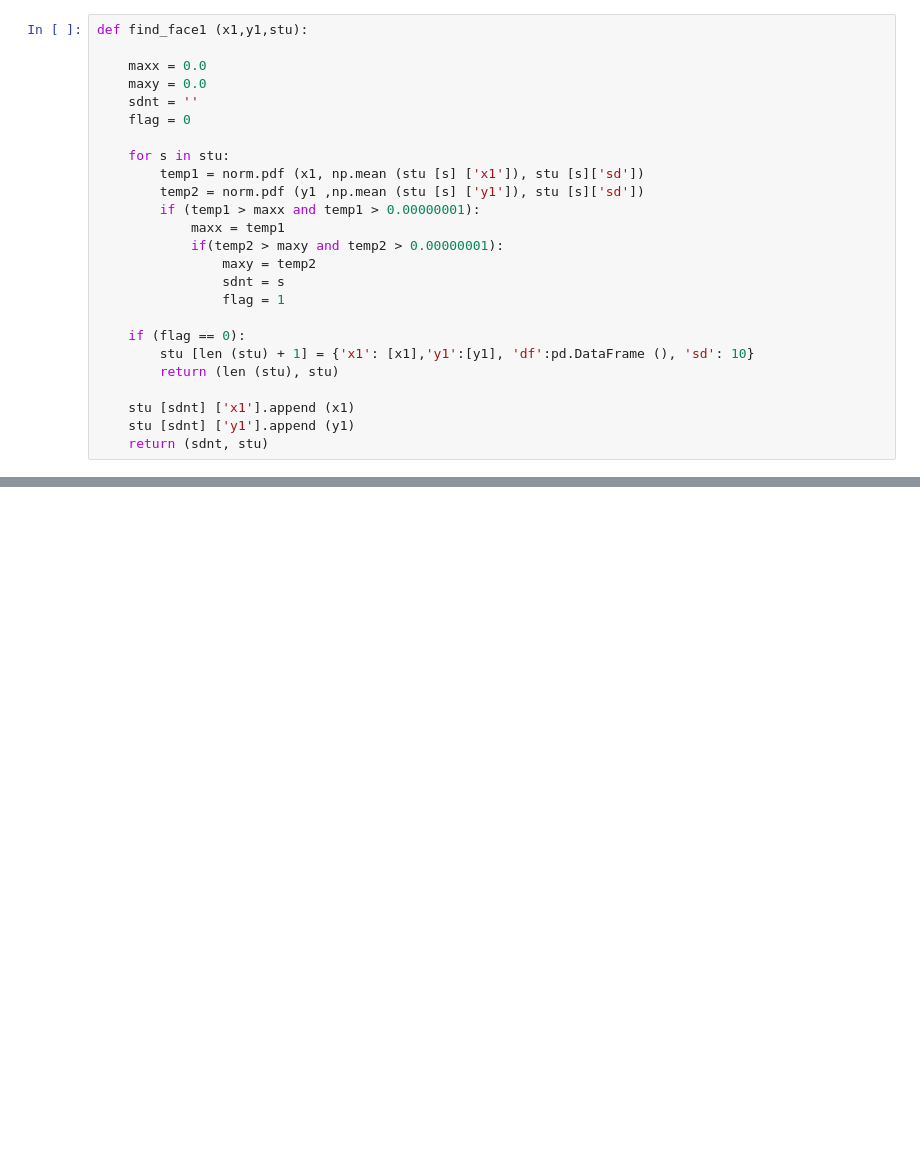
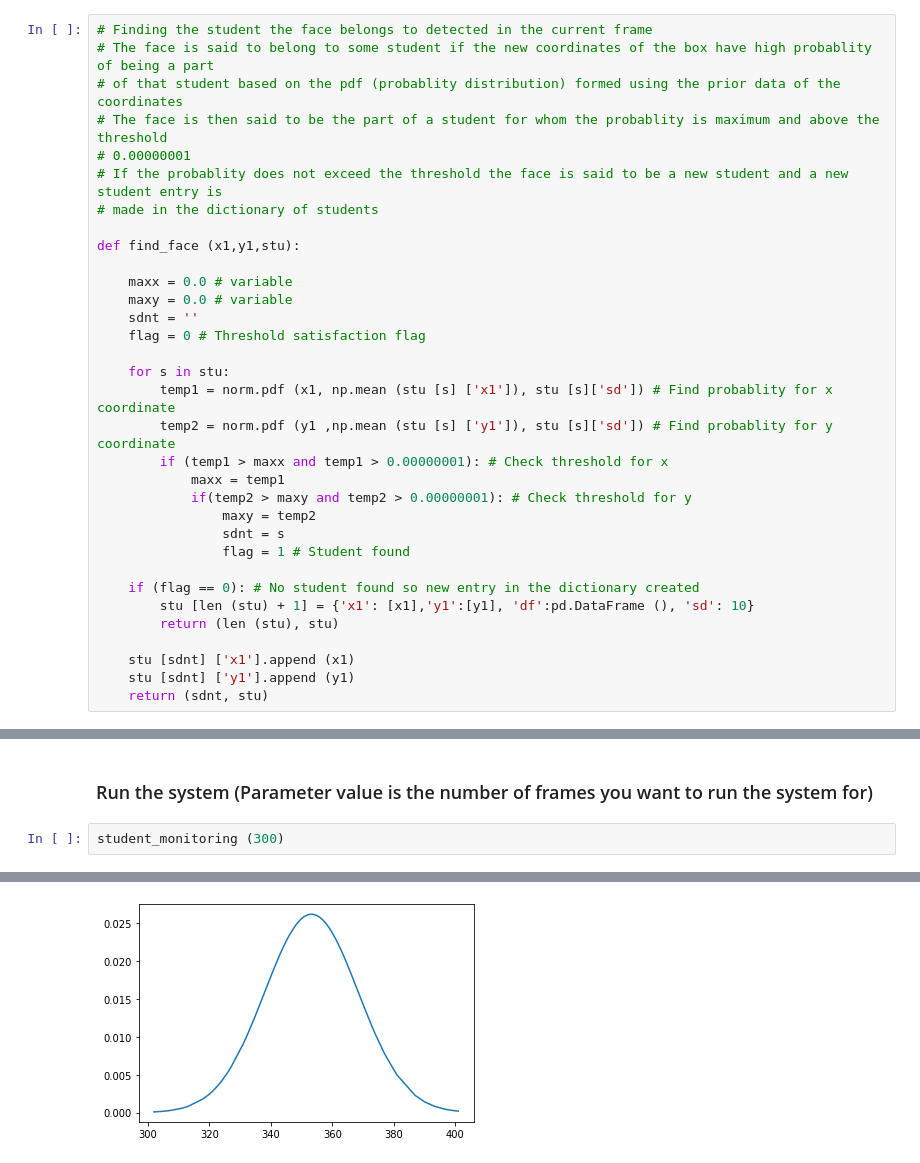
Before and after one commit to smdp2000/Smart_Monitoring_System-1, a Jupyter notebook: classroom monitor.ipynb, the cells around one changed output, grey strips where cells are left out. Cells and saved outputs as stored; diff of their text form; blank space fills up the shorter version.

```diff
--- a/classroom monitor.ipynb
+++ b/classroom monitor.ipynb
@@ -42,22 +47,30 @@ def plot_movement (studs):
 # %%
-def find_face1 (x1,y1,stu):
+# Finding the student the face belongs to detected in the current frame
+# The face is said to belong to some student if the new coordinates of the box have high probablity of being a part
+# of that student based on the pdf (probablity distribution) formed using the prior data of the coordinates
+# The face is then said to be the part of a student for whom the probablity is maximum and above the threshold
+# 0.00000001
+# If the probablity does not exceed the threshold the face is said to be a new student and a new student entry is
+# made in the dictionary of students
 
-    maxx = 0.0
-    maxy = 0.0
+def find_face (x1,y1,stu):
+
+    maxx = 0.0 # variable
+    maxy = 0.0 # variable
     sdnt = ''
-    flag = 0
+    flag = 0 # Threshold satisfaction flag
 
     for s in stu:
-        temp1 = norm.pdf (x1, np.mean (stu [s] ['x1']), stu [s]['sd'])
-        temp2 = norm.pdf (y1 ,np.mean (stu [s] ['y1']), stu [s]['sd'])
-        if (temp1 > maxx and temp1 > 0.00000001):
+        temp1 = norm.pdf (x1, np.mean (stu [s] ['x1']), stu [s]['sd']) # Find probablity for x coordinate
+        temp2 = norm.pdf (y1 ,np.mean (stu [s] ['y1']), stu [s]['sd']) # Find probablity for y coordinate
+        if (temp1 > maxx and temp1 > 0.00000001): # Check threshold for x
             maxx = temp1
-            if(temp2 > maxy and temp2 > 0.00000001):
+            if(temp2 > maxy and temp2 > 0.00000001): # Check threshold for y
                 maxy = temp2
                 sdnt = s
-                flag = 1
+                flag = 1 # Student found
 
-    if (flag == 0):
+    if (flag == 0): # No student found so new entry in the dictionary created
         stu [len (stu) + 1] = {'x1': [x1],'y1':[y1], 'df':pd.DataFrame (), 'sd': 10}
         return (len (stu), stu)
 
@@ -186,0 +178,5 @@ def plot_distributions (students):
+# %% [markdown]
+### Run the system (Parameter value is the number of frames you want to run the system for)
+# %%
+student_monitoring (300)
+# %% [output]
@@ -186,0 +214 @@ def plot_distributions (students):
+[figure, added]
```
Also changed, not shown: parts of 11 cells of this notebook.
